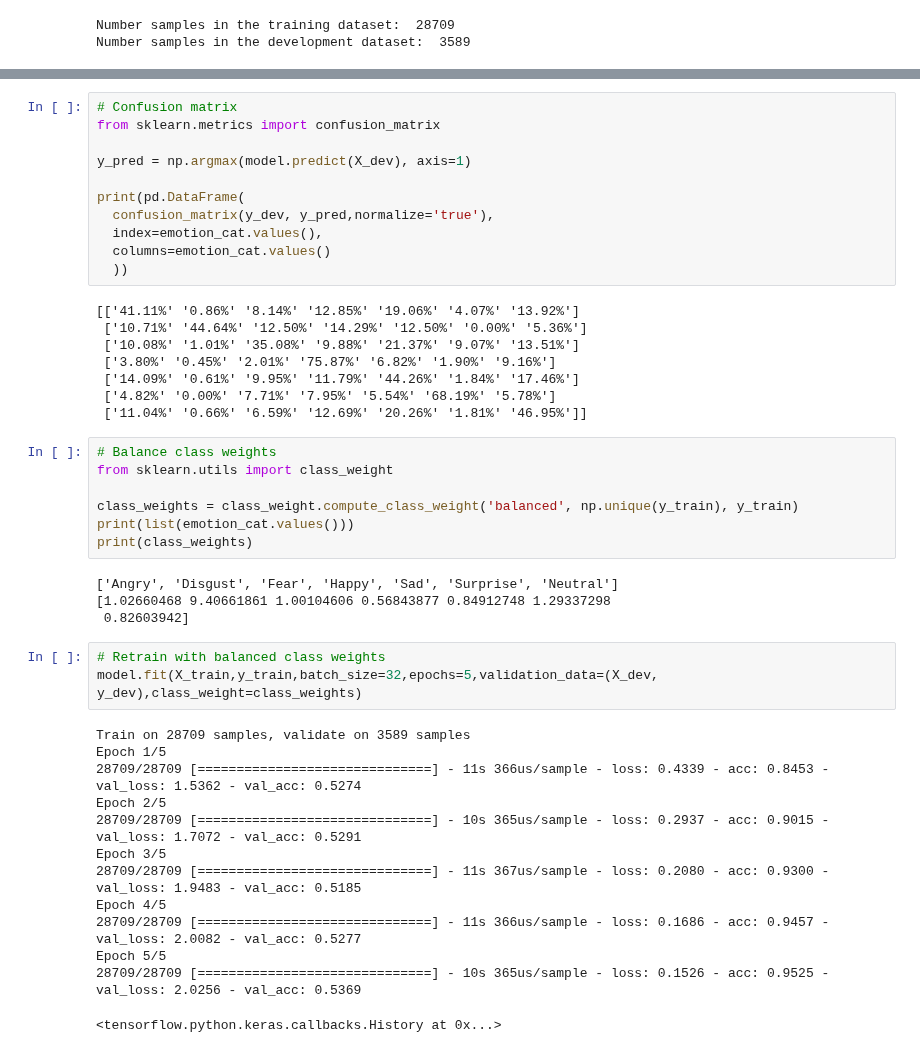
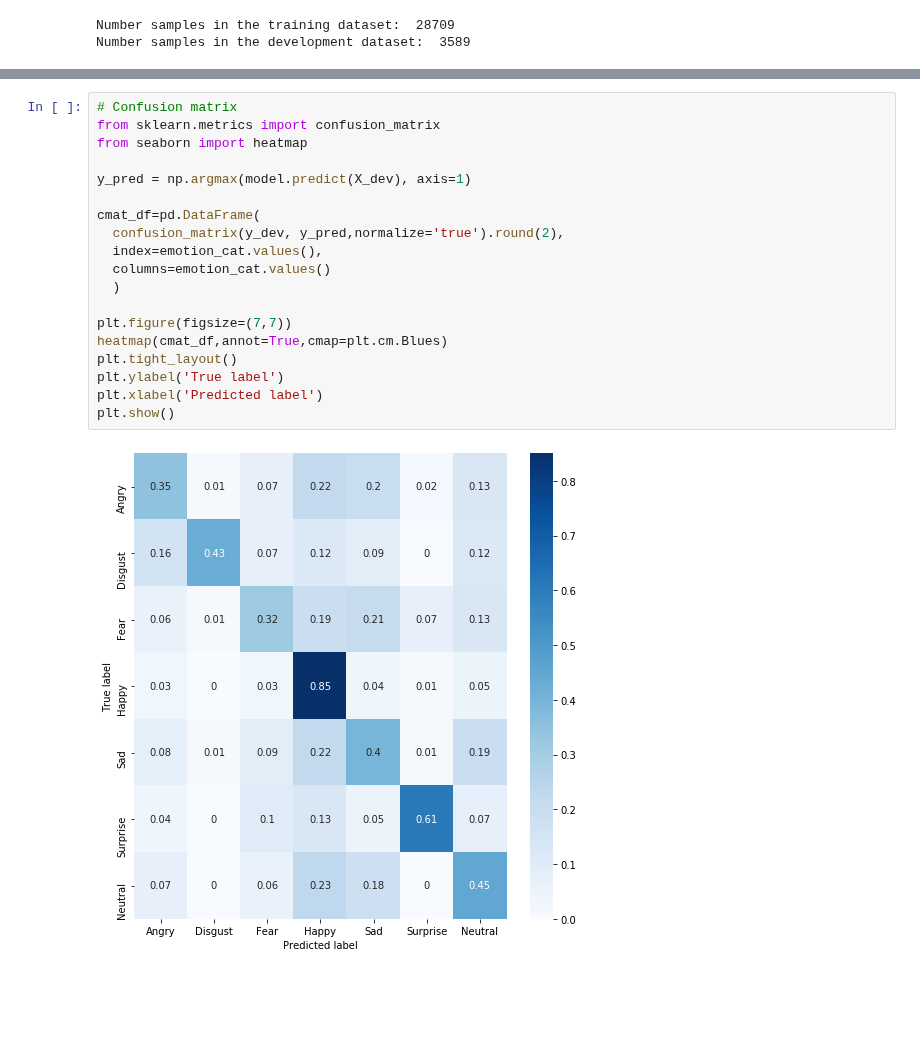
Before and after one commit to amilkh/cs230-fer, a Jupyter notebook: fer2013.ipynb, the cells around one changed output, grey strips where cells are left out. Cells and saved outputs as stored; diff of their text form; blank space fills up the shorter version.

Commit message:
Add nice looking confusion matrix

```diff
--- a/fer2013.ipynb
+++ b/fer2013.ipynb
@@ -108,46 +100,21 @@ Epoch 5/5
 # %%
 # Confusion matrix
 from sklearn.metrics import confusion_matrix
+from seaborn import heatmap
 
 y_pred = np.argmax(model.predict(X_dev), axis=1)
 
-print(pd.DataFrame(
-  confusion_matrix(y_dev, y_pred,normalize='true'),
+cmat_df=pd.DataFrame(
+  confusion_matrix(y_dev, y_pred,normalize='true').round(2),
   index=emotion_cat.values(),
   columns=emotion_cat.values()
-  ))
+  )
+
+plt.figure(figsize=(7,7))
+heatmap(cmat_df,annot=True,cmap=plt.cm.Blues)
+plt.tight_layout()
+plt.ylabel('True label')
+plt.xlabel('Predicted label')
+plt.show()
 # %% [output]
-[['41.11%' '0.86%' '8.14%' '12.85%' '19.06%' '4.07%' '13.92%']
- ['10.71%' '44.64%' '12.50%' '14.29%' '12.50%' '0.00%' '5.36%']
- ['10.08%' '1.01%' '35.08%' '9.88%' '21.37%' '9.07%' '13.51%']
- ['3.80%' '0.45%' '2.01%' '75.87%' '6.82%' '1.90%' '9.16%']
- ['14.09%' '0.61%' '9.95%' '11.79%' '44.26%' '1.84%' '17.46%']
- ['4.82%' '0.00%' '7.71%' '7.95%' '5.54%' '68.19%' '5.78%']
- ['11.04%' '0.66%' '6.59%' '12.69%' '20.26%' '1.81%' '46.95%']]
+[figure, added]
-# %%
-# Balance class weights
-from sklearn.utils import class_weight
-
-class_weights = class_weight.compute_class_weight('balanced', np.unique(y_train), y_train)
-print(list(emotion_cat.values()))
-print(class_weights)
-# %% [output]
-['Angry', 'Disgust', 'Fear', 'Happy', 'Sad', 'Surprise', 'Neutral']
-[1.02660468 9.40661861 1.00104606 0.56843877 0.84912748 1.29337298
- 0.82603942]
-# %%
-# Retrain with balanced class weights
-model.fit(X_train,y_train,batch_size=32,epochs=5,validation_data=(X_dev, y_dev),class_weight=class_weights)
-# %% [output]
-Train on 28709 samples, validate on 3589 samples
-Epoch 1/5
-28709/28709 [==============================] - 11s 366us/sample - loss: 0.4339 - acc: 0.8453 - val_loss: 1.5362 - val_acc: 0.5274
-Epoch 2/5
-28709/28709 [==============================] - 10s 365us/sample - loss: 0.2937 - acc: 0.9015 - val_loss: 1.7072 - val_acc: 0.5291
-Epoch 3/5
-28709/28709 [==============================] - 11s 367us/sample - loss: 0.2080 - acc: 0.9300 - val_loss: 1.9483 - val_acc: 0.5185
-Epoch 4/5
-28709/28709 [==============================] - 11s 366us/sample - loss: 0.1686 - acc: 0.9457 - val_loss: 2.0082 - val_acc: 0.5277
-Epoch 5/5
-28709/28709 [==============================] - 10s 365us/sample - loss: 0.1526 - acc: 0.9525 - val_loss: 2.0256 - val_acc: 0.5369
-<tensorflow.python.keras.callbacks.History at 0x...>
```
Also changed, not shown: parts of 3 cells of this notebook.
